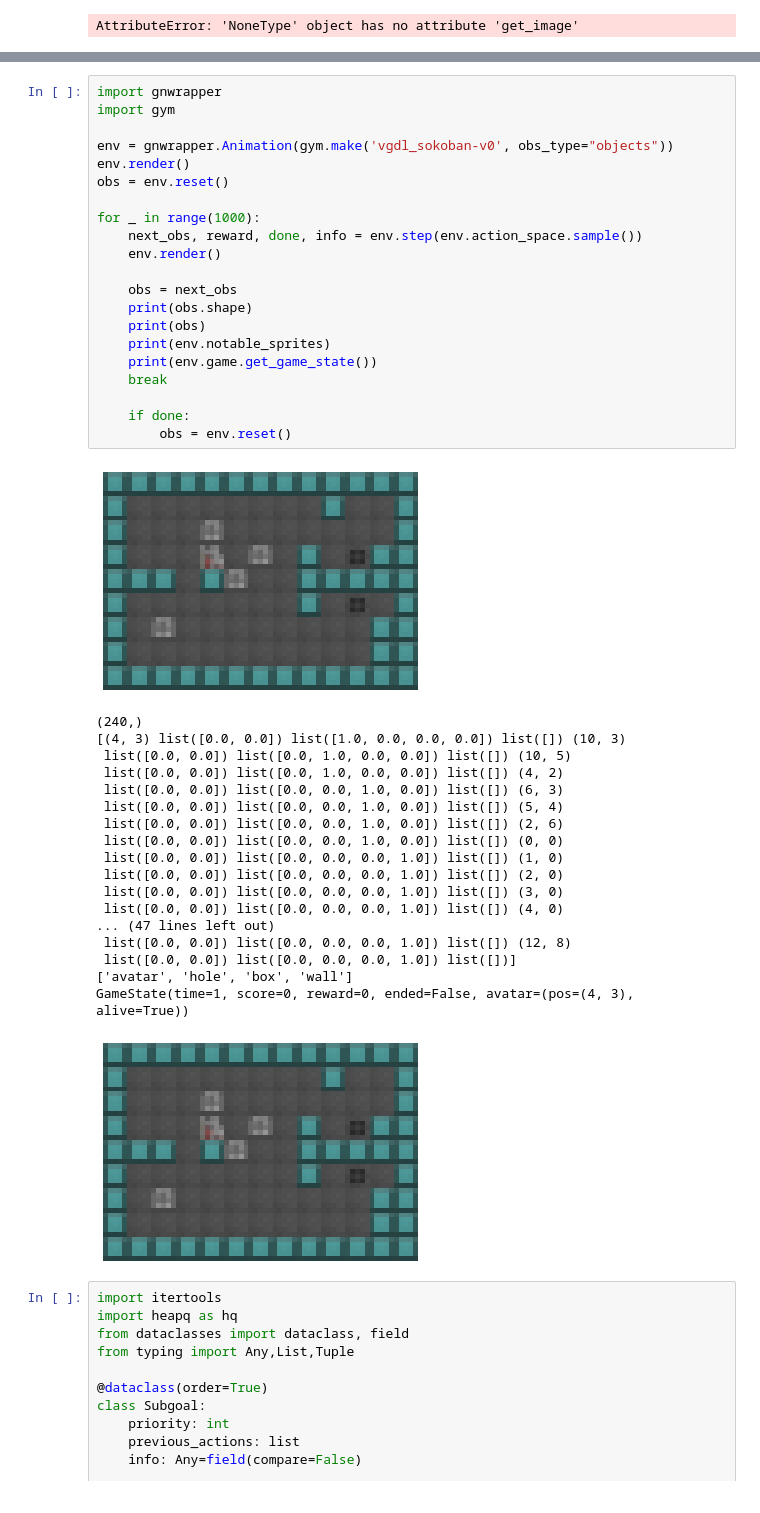
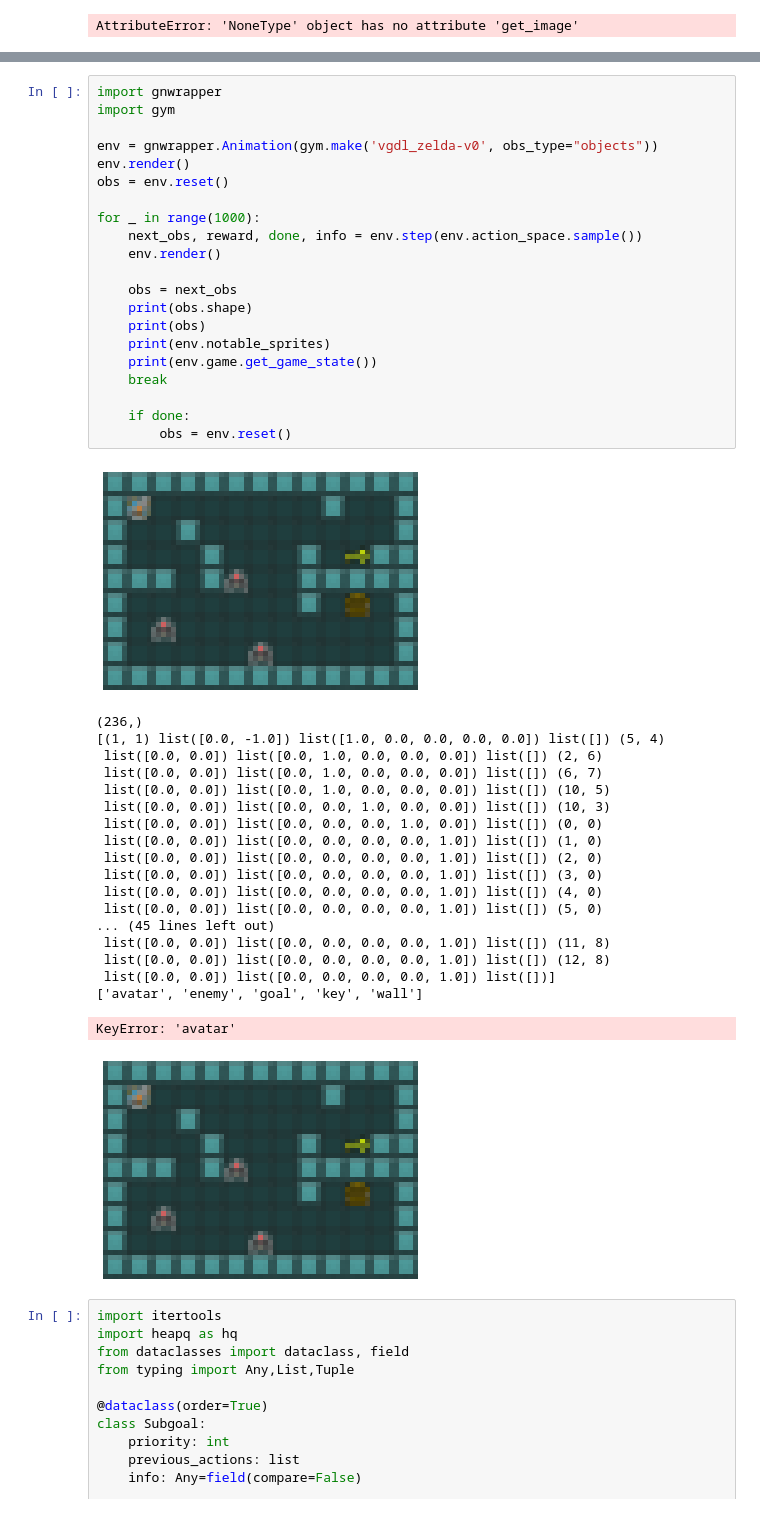
Before and after one commit to pe-hy/py-vgdl, a Jupyter notebook: VGDL test.ipynb, the cells around one changed output, grey strips where cells are left out. Saved outputs shown, nothing was run; the diff lists cells and outputs as text.

Commit message:
keyerror avatar added evaluation function

```diff
--- a/VGDL test.ipynb
+++ b/VGDL test.ipynb
@@ -44,44 +87,45 @@ gym.__version__
 # %%
 import gnwrapper
 import gym
 
-env = gnwrapper.Animation(gym.make('vgdl_sokoban-v0', obs_type="objects"))
+env = gnwrapper.Animation(gym.make('vgdl_zelda-v0', obs_type="objects"))
 env.render()
 obs = env.reset()
 
 for _ in range(1000):
     next_obs, reward, done, info = env.step(env.action_space.sample())
     env.render()
 
     obs = next_obs
     print(obs.shape)
     print(obs)
     print(env.notable_sprites)
     print(env.game.get_game_state())
     break
 
     if done:
         obs = env.reset()
 # %% [output]
-[figure, old version]
+[figure, new version]
-(240,)
-[(4, 3) list([0.0, 0.0]) list([1.0, 0.0, 0.0, 0.0]) list([]) (10, 3)
- list([0.0, 0.0]) list([0.0, 1.0, 0.0, 0.0]) list([]) (10, 5)
- list([0.0, 0.0]) list([0.0, 1.0, 0.0, 0.0]) list([]) (4, 2)
- list([0.0, 0.0]) list([0.0, 0.0, 1.0, 0.0]) list([]) (6, 3)
- list([0.0, 0.0]) list([0.0, 0.0, 1.0, 0.0]) list([]) (5, 4)
- list([0.0, 0.0]) list([0.0, 0.0, 1.0, 0.0]) list([]) (2, 6)
- list([0.0, 0.0]) list([0.0, 0.0, 1.0, 0.0]) list([]) (0, 0)
- list([0.0, 0.0]) list([0.0, 0.0, 0.0, 1.0]) list([]) (1, 0)
- list([0.0, 0.0]) list([0.0, 0.0, 0.0, 1.0]) list([]) (2, 0)
- list([0.0, 0.0]) list([0.0, 0.0, 0.0, 1.0]) list([]) (3, 0)
- list([0.0, 0.0]) list([0.0, 0.0, 0.0, 1.0]) list([]) (4, 0)
-... (47 lines left out)
- list([0.0, 0.0]) list([0.0, 0.0, 0.0, 1.0]) list([]) (12, 8)
- list([0.0, 0.0]) list([0.0, 0.0, 0.0, 1.0]) list([])]
-['avatar', 'hole', 'box', 'wall']
-GameState(time=1, score=0, reward=0, ended=False, avatar=(pos=(4, 3), alive=True))
+(236,)
+[(1, 1) list([0.0, -1.0]) list([1.0, 0.0, 0.0, 0.0, 0.0]) list([]) (5, 4)
+ list([0.0, 0.0]) list([0.0, 1.0, 0.0, 0.0, 0.0]) list([]) (2, 6)
+ list([0.0, 0.0]) list([0.0, 1.0, 0.0, 0.0, 0.0]) list([]) (6, 7)
+ list([0.0, 0.0]) list([0.0, 1.0, 0.0, 0.0, 0.0]) list([]) (10, 5)
+ list([0.0, 0.0]) list([0.0, 0.0, 1.0, 0.0, 0.0]) list([]) (10, 3)
+ list([0.0, 0.0]) list([0.0, 0.0, 0.0, 1.0, 0.0]) list([]) (0, 0)
+ list([0.0, 0.0]) list([0.0, 0.0, 0.0, 0.0, 1.0]) list([]) (1, 0)
+ list([0.0, 0.0]) list([0.0, 0.0, 0.0, 0.0, 1.0]) list([]) (2, 0)
+ list([0.0, 0.0]) list([0.0, 0.0, 0.0, 0.0, 1.0]) list([]) (3, 0)
+ list([0.0, 0.0]) list([0.0, 0.0, 0.0, 0.0, 1.0]) list([]) (4, 0)
+ list([0.0, 0.0]) list([0.0, 0.0, 0.0, 0.0, 1.0]) list([]) (5, 0)
+... (45 lines left out)
+ list([0.0, 0.0]) list([0.0, 0.0, 0.0, 0.0, 1.0]) list([]) (11, 8)
+ list([0.0, 0.0]) list([0.0, 0.0, 0.0, 0.0, 1.0]) list([]) (12, 8)
+ list([0.0, 0.0]) list([0.0, 0.0, 0.0, 0.0, 1.0]) list([])]
+['avatar', 'enemy', 'goal', 'key', 'wall']
+KeyError: 'avatar'
-[figure, old version]
+[figure, new version]
 # %%
 import itertools
 import heapq as hq
```
Also changed, not shown: parts of 25 cells of this notebook, 4 other files.
